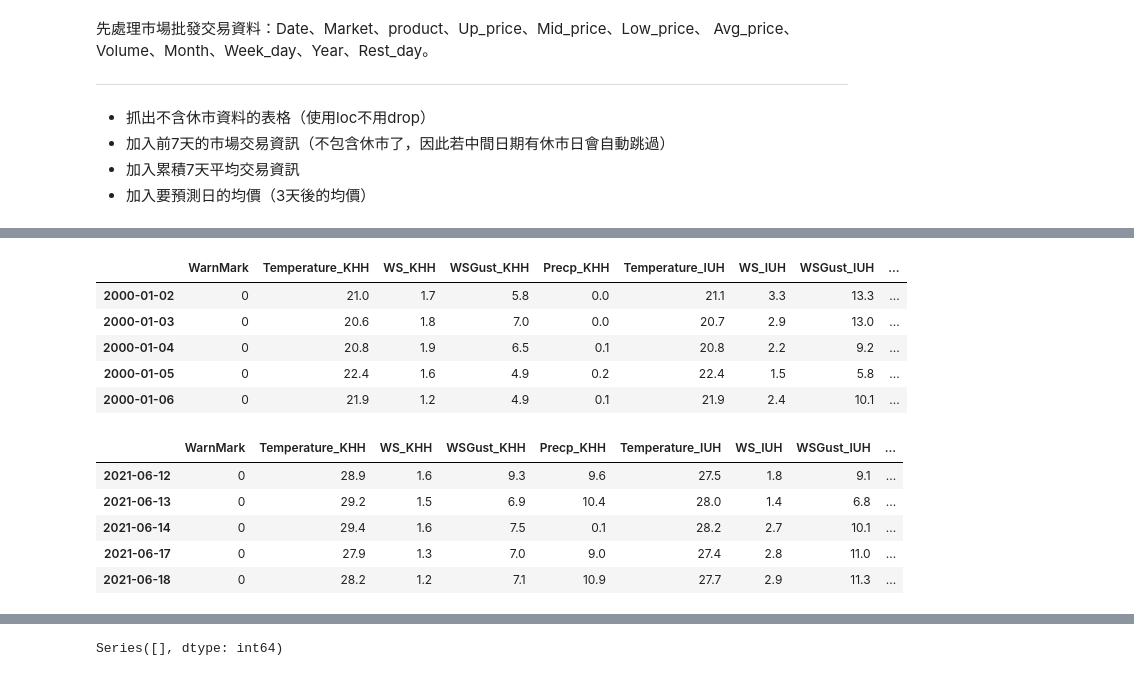
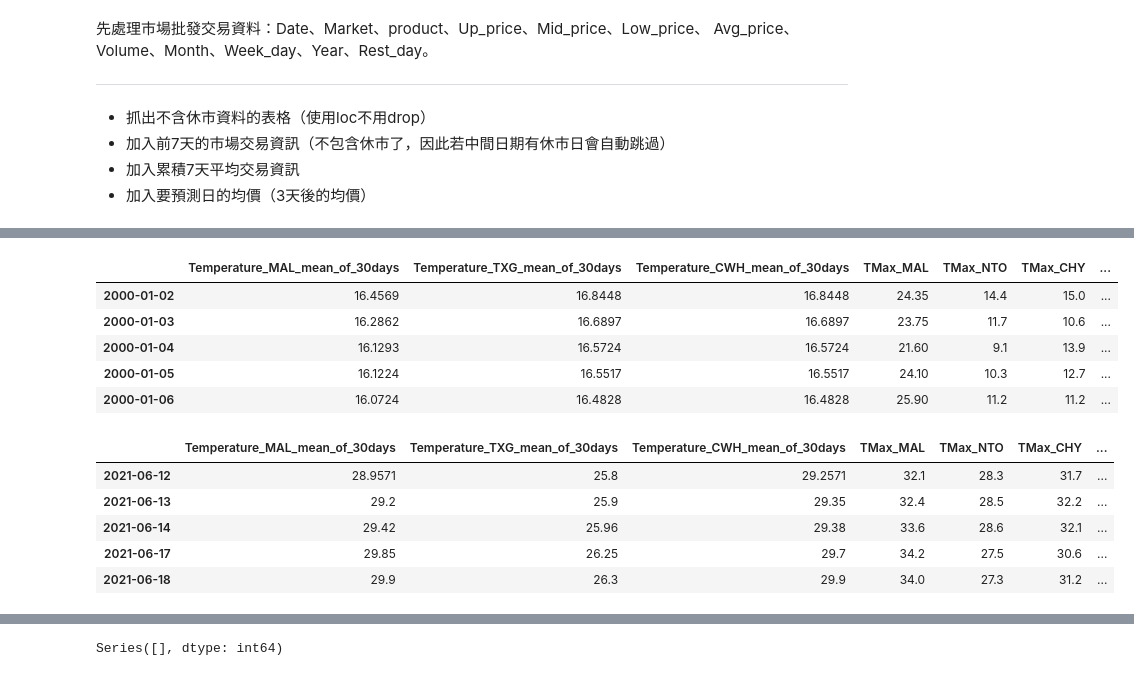
Before and after one commit to emmayeh-0211/-, a Jupyter notebook: 專題_香蕉RandomForest(特徵工程_天氣.ipynb, the cells around one changed output, grey strips where cells are left out. Saved outputs shown, nothing was run; the diff lists cells and outputs as text; code cells hidden in the pictures.

```diff
--- a/專題_香蕉RandomForest(特徵工程_天氣.ipynb
+++ b/專題_香蕉RandomForest(特徵工程_天氣.ipynb
@@ -77,8 +85,8 @@ Name: Rest_day, dtype: int64
 #   newprice_df[c + '_mean'] = temp_df.mean(axis=1)
 # newprice_df.tail()
 # %%
-# 要預測的答案為3天後的價格，因此把3天後的價格加入
-shifted_df=newprice_df.Avg_price.shift(periods=-3)
+# 要預測的答案為7天後的價格，因此把7天後的價格加入
+shifted_df=newprice_df.Avg_price.shift(periods=-7)
 newprice_df['ans_price'] = shifted_df
 newprice_df.loc[:,['Avg_price', 'ans_price']].tail(10)
 # %% [output]
@@ -111,11 +104,0 @@ newprice_df.loc[:,['Avg_price', 'ans_price']].tail(10)
-# %%
-# 天氣欄位太多，因此只保留 氣溫、最高溫、最低溫、風速、最大風速、雨量 這6個因素
-# 縣市：先放所有縣市
-factors = ['Temperature', 'T_Max', 'T_Min', 'WS_', 'WSGust', 'Precp_']
-keep = ['WarnMark']
-for w in weather_df:
-    for f in factors:
-      if f in w:
-        keep.append(w)
-weather_df = weather_df.loc[:, keep]
-weather_df.tail()
@@ -227,0 +529,22 @@ display(weather_df.tail())
+# %%
+temperature_df_list = ['Temperature_MAL_mean_of_30days', 'Temperature_TXG_mean_of_30days', 'Temperature_CWH_mean_of_30days']
+T_max_df_list = ['TMax_MAL', 'TMax_NTO', 'TMax_CHY']
+T_min_df_list = ['TMin_MAL', 'TMin_CHY', 'TMin_ILN']
+Precp_df_list = ['Precp_TYC', 'Precp_HSC', 'Precp_HSH']
+Tempdff_df_list = ['Tempdff_MAL_std_of_30days', 'Tempdff_MAL_std_of_90days', 'Tempdff_CHY_std_of_90days']
+WS_df_list = ['WS_HSC', 'WS_CWH', 'WSGust_TNN']
+WSGust_df_list = ['WSGust_TPE', 'WSGust_HSC', 'WSGust_HSH']
+
+temperature_df_2 = temperature_df.loc[:,temperature_df_list]
+T_max_df_2 = T_max_df.loc[:, T_max_df_list]
+T_min_df_2 = T_min_df.loc[:, T_min_df_list]
+Precp_df_2 = Precp_df.loc[:, Precp_df_list]
+Tempdff_df_2 = Tempdff_df.loc[:, Tempdff_df_list]
+WS_df_list_2 = newweather_df.loc[:, WS_df_list]
+WSGust_df_2 = newweather_df.loc[:, WSGust_df_list]
+# %%
+df_list = [temperature_df_2, T_max_df_2, T_min_df_2, Precp_df_2, Tempdff_df_2, WS_df_list_2, WSGust_df_2]
+all_df = pd.DataFrame()
+for df in df_list:
+  all_df = pd.merge(all_df, df, how='outer', left_index=True, right_index=True)
+all_df.tail()
@@ -228,22 +561,22 @@ display(weather_df.tail())
 # %%
 # 合併 天氣因素表格&批發市場價格表格
 # how的部分改為inner，因為價格部分不是每天都有，變成以兩個表格都有的資料再做合併
-new_df = pd.merge(weather_df, newprice_df['ans_price'], how='inner', left_index=True, right_index=True)
+new_df = pd.merge(all_df, newprice_df['ans_price'], how='inner', left_index=True, right_index=True)
 display(new_df.head())
 display(new_df.tail())
 # %% [output]
-|  | WarnMark | Temperature_KHH | WS_KHH | WSGust_KHH | Precp_KHH | Temperature_IUH | WS_IUH | WSGust_IUH | ... |
-| 2000-01-02 | 0 | 21.0 | 1.7 | 5.8 | 0.0 | 21.1 | 3.3 | 13.3 | ... |
-| 2000-01-03 | 0 | 20.6 | 1.8 | 7.0 | 0.0 | 20.7 | 2.9 | 13.0 | ... |
-| 2000-01-04 | 0 | 20.8 | 1.9 | 6.5 | 0.1 | 20.8 | 2.2 | 9.2 | ... |
-| 2000-01-05 | 0 | 22.4 | 1.6 | 4.9 | 0.2 | 22.4 | 1.5 | 5.8 | ... |
-| 2000-01-06 | 0 | 21.9 | 1.2 | 4.9 | 0.1 | 21.9 | 2.4 | 10.1 | ... |
+|  | Temperature_MAL_mean_of_30days | Temperature_TXG_mean_of_30days | Temperature_CWH_mean_of_30days | TMax_MAL | TMax_NTO | TMax_CHY | ... |
+| 2000-01-02 | 16.4569 | 16.8448 | 16.8448 | 24.35 | 14.4 | 15.0 | ... |
+| 2000-01-03 | 16.2862 | 16.6897 | 16.6897 | 23.75 | 11.7 | 10.6 | ... |
+| 2000-01-04 | 16.1293 | 16.5724 | 16.5724 | 21.60 | 9.1 | 13.9 | ... |
+| 2000-01-05 | 16.1224 | 16.5517 | 16.5517 | 24.10 | 10.3 | 12.7 | ... |
+| 2000-01-06 | 16.0724 | 16.4828 | 16.4828 | 25.90 | 11.2 | 11.2 | ... |
-|  | WarnMark | Temperature_KHH | WS_KHH | WSGust_KHH | Precp_KHH | Temperature_IUH | WS_IUH | WSGust_IUH | ... |
-| 2021-06-12 | 0 | 28.9 | 1.6 | 9.3 | 9.6 | 27.5 | 1.8 | 9.1 | ... |
-| 2021-06-13 | 0 | 29.2 | 1.5 | 6.9 | 10.4 | 28.0 | 1.4 | 6.8 | ... |
-| 2021-06-14 | 0 | 29.4 | 1.6 | 7.5 | 0.1 | 28.2 | 2.7 | 10.1 | ... |
-| 2021-06-17 | 0 | 27.9 | 1.3 | 7.0 | 9.0 | 27.4 | 2.8 | 11.0 | ... |
-| 2021-06-18 | 0 | 28.2 | 1.2 | 7.1 | 10.9 | 27.7 | 2.9 | 11.3 | ... |
+|  | Temperature_MAL_mean_of_30days | Temperature_TXG_mean_of_30days | Temperature_CWH_mean_of_30days | TMax_MAL | TMax_NTO | TMax_CHY | ... |
+| 2021-06-12 | 28.9571 | 25.8 | 29.2571 | 32.1 | 28.3 | 31.7 | ... |
+| 2021-06-13 | 29.2 | 25.9 | 29.35 | 32.4 | 28.5 | 32.2 | ... |
+| 2021-06-14 | 29.42 | 25.96 | 29.38 | 33.6 | 28.6 | 32.1 | ... |
+| 2021-06-17 | 29.85 | 26.25 | 29.7 | 34.2 | 27.5 | 30.6 | ... |
+| 2021-06-18 | 29.9 | 26.3 | 29.9 | 34.0 | 27.3 | 31.2 | ... |
 # %%
 # 尋找空值
 na = new_df.isna().sum()
```
Also changed, not shown: parts of 44 cells of this notebook.
